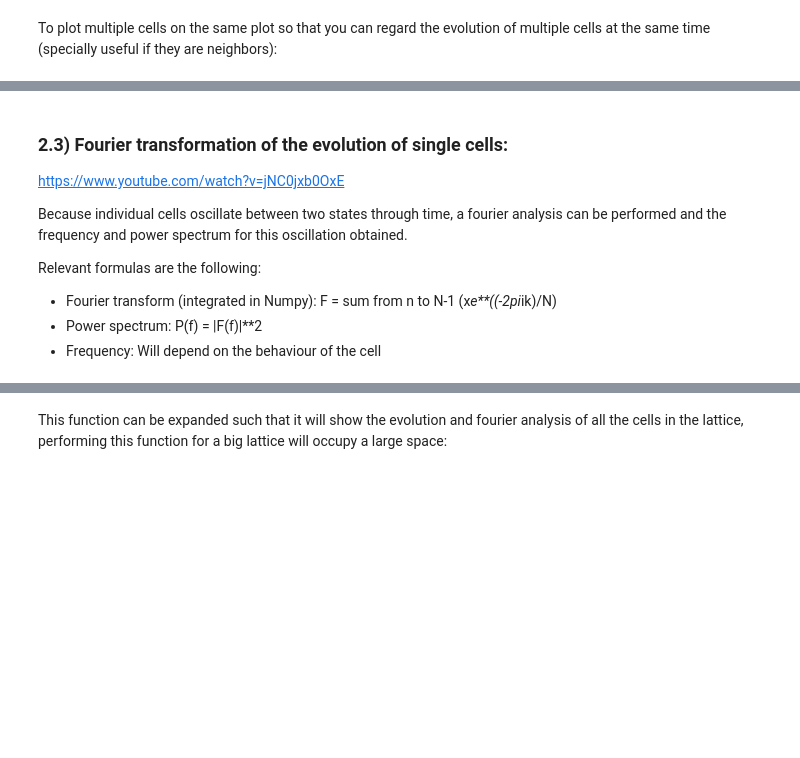
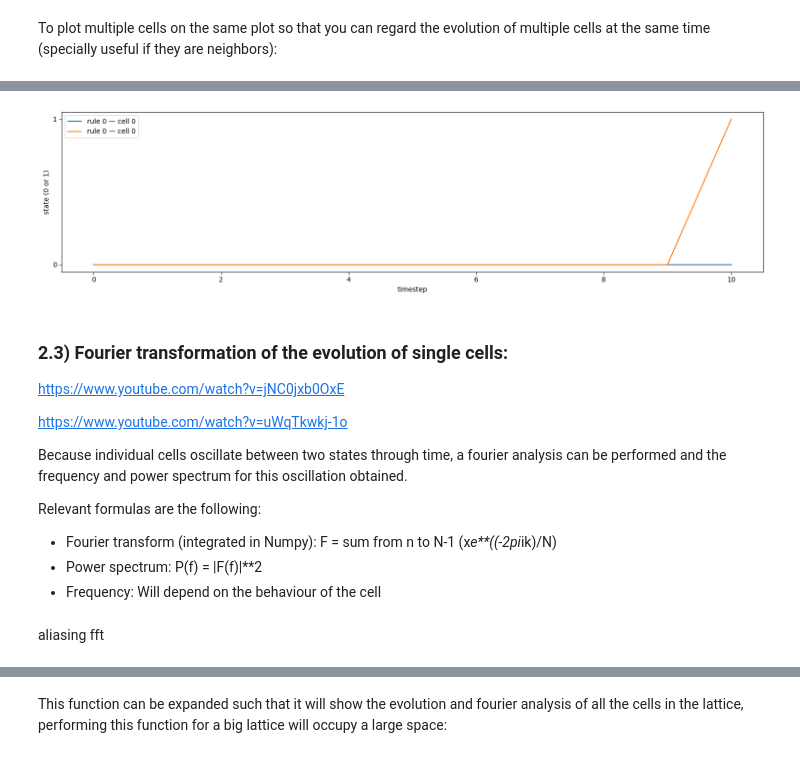
Before and after one commit to IgnacioMPineda/Cellular-automata-simulator---SP2026, a Jupyter notebook: Notebook_2.ipynb, the cells around one changed output, grey strips where cells are left out. Drawn from its saved outputs; the diff is of its cells as text; code cells hidden in the pictures; blank space fills up the shorter version.

```diff
--- a/Notebook_2.ipynb
+++ b/Notebook_2.ipynb
@@ -292,6 +290,15 @@ plot_multiple_cells(cell_4, cell_5)
+# %%
+cell_4 = (0, [1,2,3], 10, 10, 0)
+cell_5 = (0, [0,2,3], 10, 10, 0)
+
+plot_multiple_cells(cell_4, cell_5)
+# %% [output]
+[figure, added]
 # %% [markdown]
 ### 2.3) Fourier transformation of the evolution of single cells:
 https://www.youtube.com/watch?v=jNC0jxb0OxE
+
+https://www.youtube.com/watch?v=uWqTkwkj-1o
 
 Because individual cells oscillate between two states through time, a fourier analysis can be performed and the frequency and power spectrum for this oscillation obtained.
 
@@ -299,4 +306,6 @@ Relevant formulas are the following:
 - Fourier transform (integrated in Numpy): F = sum from n to N-1 (x*e**((-2pi*ik)/N)
 - Power spectrum: P(f) = |F(f)|**2
 - Frequency: Will depend on the behaviour of the cell
+# %% [markdown]
+aliasing fft
 # %%
```
Also changed, not shown: parts of 21 cells of this notebook.
